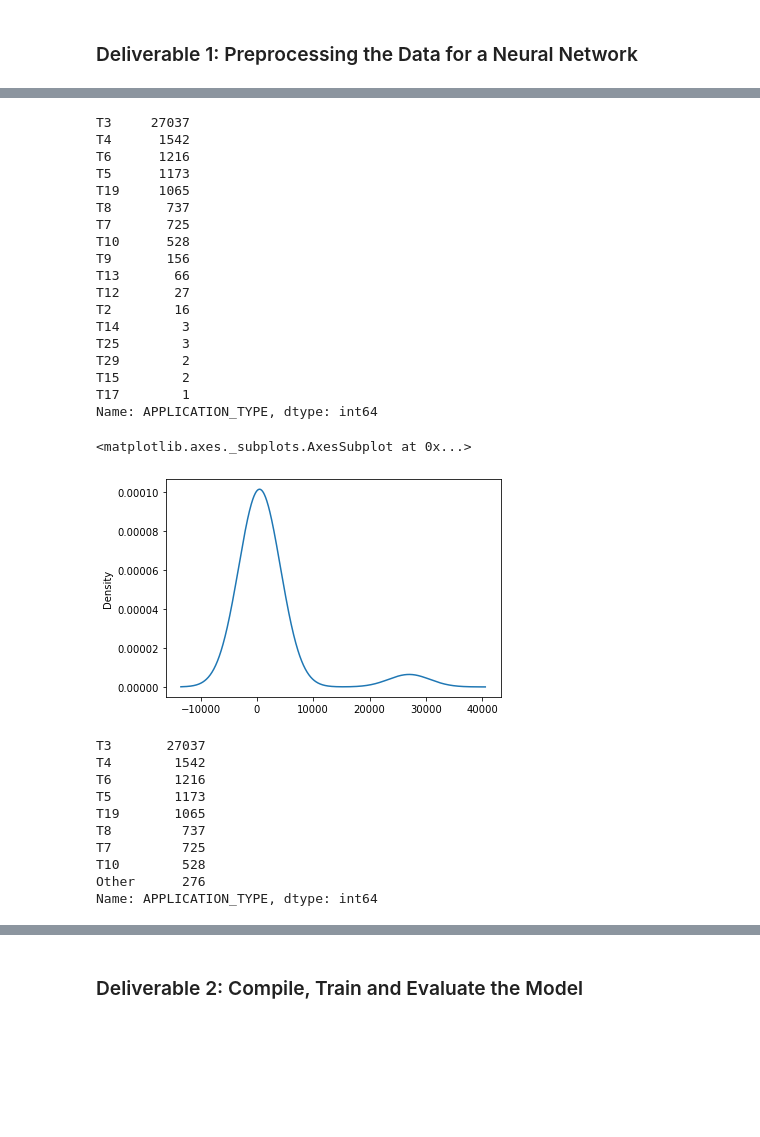
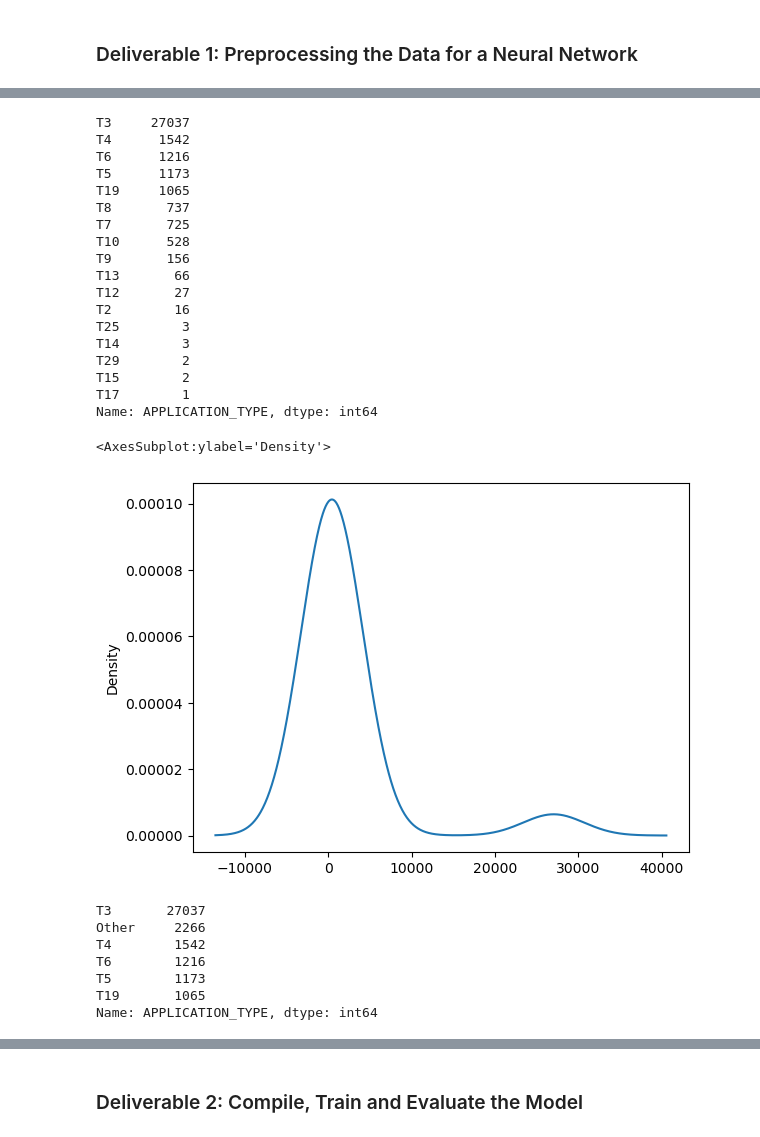
Before and after one commit to JosefMoore/Neural_Network_Charity_Analysis, a Jupyter notebook: AlphabetSoupCharity.ipynb, the cells around one changed output, grey strips where cells are left out. Drawn from its saved outputs; the diff is of its cells as text; code cells hidden in the pictures; blank space fills up the shorter version.

```diff
--- a/AlphabetSoupCharity.ipynb
+++ b/AlphabetSoupCharity.ipynb
@@ -24,6 +23,6 @@ application_df.head()
 application_df = application_df.drop(['EIN', 'NAME'], axis=1)
 # %%
 # Determine the number of unique values in each column.
-#  YOUR CODE GOES HERE
-application_df =
+application_cat = application_df.dtypes[application_df.dtypes == "object"].index.tolist()
+application_df[application_cat].nunique()
 # %% [output]
@@ -40,7 +36,7 @@ IS_SUCCESSFUL                2
 dtype: int64
 # %%
 # Look at APPLICATION_TYPE value counts for binning
-#  YOUR CODE GOES HERE
+application_df['APPLICATION_TYPE'].value_counts()
 # %% [output]
 T3     27037
 T4      1542
@@ -54,15 +50,15 @@ T9       156
 T13       66
 T12       27
 T2        16
+T25        3
 T14        3
-T25        3
 T29        2
 T15        2
 T17        1
 Name: APPLICATION_TYPE, dtype: int64
 # %%
 # Visualize the value counts of APPLICATION_TYPE
-#  YOUR CODE GOES HERE
+application_df['APPLICATION_TYPE'].value_counts().plot.density()
 # %% [output]
-<matplotlib.axes._subplots.AxesSubplot at 0x...>
+<AxesSubplot:ylabel='Density'>
-[figure, old version]
+[figure, new version]
@@ -69,23 +67,20 @@ Name: APPLICATION_TYPE, dtype: int64
 # %%
 # Determine which values to replace if counts are less than ...?
-#  YOUR CODE GOES HERE
+replace_app = list(app_count[app_count < 1000].index)
 
 # Replace in dataframe
-for app in replace_application:
-    application_df.APPLICATION_TYPE = application_df.APPLICATION_TYPE.replace(app,"Other")
+for app in replace_app:
+    application_df.APPLICATION_TYPE = application_df.APPLICATION_TYPE.replace(app, 'Other')
 
 # Check to make sure binning was successful
 application_df.APPLICATION_TYPE.value_counts()
 # %% [output]
 T3       27037
+Other     2266
 T4        1542
 T6        1216
 T5        1173
 T19       1065
-T8         737
-T7         725
-T10        528
-Other      276
 Name: APPLICATION_TYPE, dtype: int64
 # %%
 # Look at CLASSIFICATION value counts for binning
```
Also changed, not shown: parts of 19 cells of this notebook.
